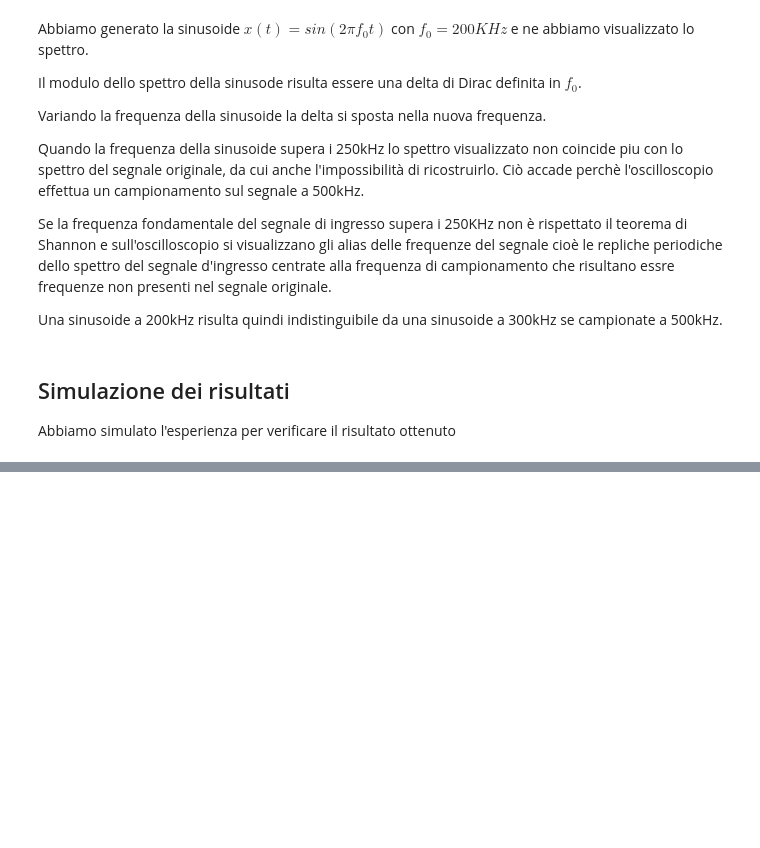
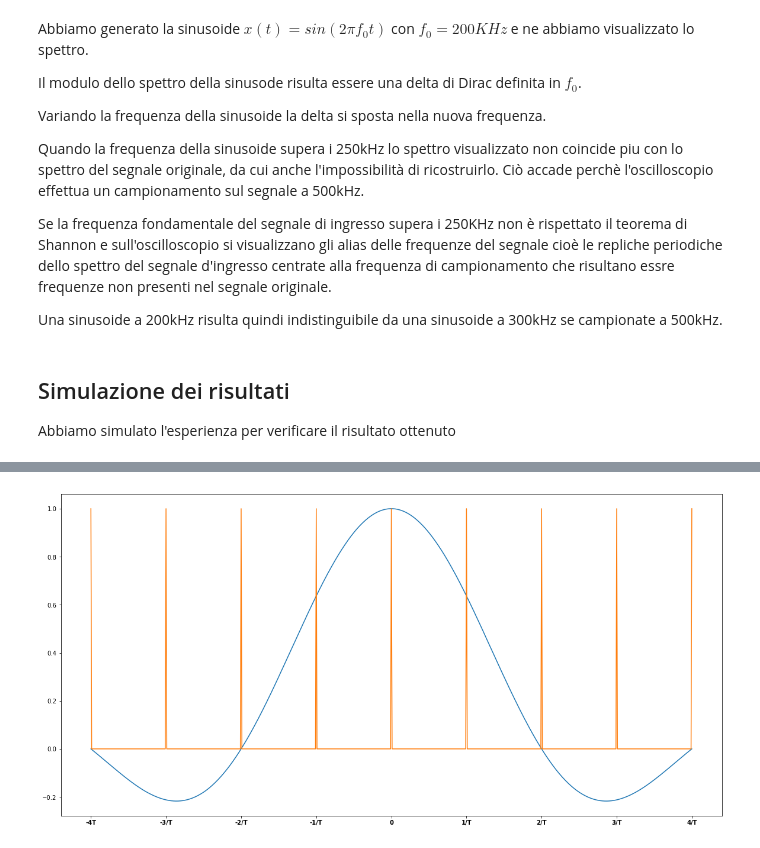
Before and after one commit to GoldMyr1994/mbmcpy, a Jupyter notebook: m.conte/Teorema del Campionamento e Modulazioni Analogiche.ipynb, the cells around one changed output, grey strips where cells are left out. Drawn from its saved outputs; the diff is of its cells as text; code cells hidden in the pictures; blank space fills up the shorter version.

```diff
--- a/m.conte/Teorema del Campionamento e Modulazioni Analogiche.ipynb
+++ b/m.conte/Teorema del Campionamento e Modulazioni Analogiche.ipynb
@@ -112,0 +180,10 @@ Le due sinusoidi in frequenza risultano indistinguibili
+# %%
+r = np.sinc(t)
+p = 1*((t%0.5)==0)
+fig = plt.figure(figsize=(20,10))
+plt.plot(t,r)
+plt.plot(t,p)
+plt.xticks([-2,-1.5,-1,-0.5,0,0.5,1,1.5,2],["-4T","-3/T","-2/T","-1/T","0","1/T","2/T","3/T","4/T"],fontweight='bold')
+plt.show()
+# %% [output]
+[figure, added]
```
Also changed, not shown: parts of 18 cells of this notebook, 31 other files.
